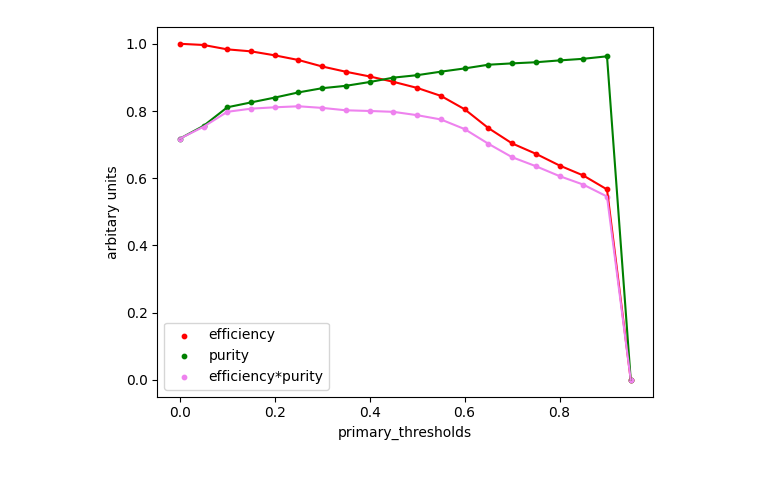
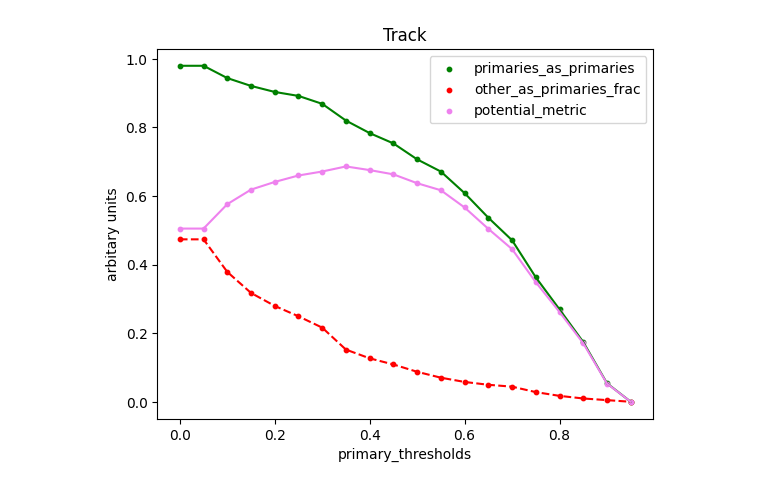
Before and after one commit to imawby/Hierarchy_GNN, a Jupyter notebook: TuneCut.ipynb, the cells around one changed output. Drawn from its saved outputs; the diff is of its cells as text; code cells hidden in the pictures.

```diff
--- a/TuneCut.ipynb
+++ b/TuneCut.ipynb
@@ -12,7 +15,7 @@ BOGUS_INT = -999
 # Define file
 #############################
 
-file = 'networkscores_0TEST'
+file = 'networkscores_0_oneModel_JAM'
 outputFile = '/Users/isobel/Desktop/DUNE/2024/Hierarchy/files/' + file + '.npz'
 # %%
 #############################
@@ -26,26 +29,38 @@ data = np.load(outputFile)
 run_in = data['run']
 subrun_in = data['subrun']
 event_in = data['event']
+isNC_in = data['isNC']
+nuPDG_in = data['nuPDG']
 particleMask_in = data['particleMask']
 pfpTruePDG_in = data['pfpTruePDG']
 trueTrackID_in = data['trueTrackID']
 trueVisibleGeneration_in = data['trueVisibleGeneration']
+trueVisibleParentPDG_in = data['trueVisibleParentPDG']
 trueVisibleParentPFPIndex_in = data['trueVisibleParentPFPIndex']
+trueGeneration_in = data['trueGeneration']
+trueParentTrackID_in = data['trueParentTrackID']
+trueParentPDG_in = data['trueParentPDG']
 nSpacepoints_in = data['nSpacepoints']
+trackShowerScore_in = data['trackShowerScore']
 primaryLinkMask_in = data['primaryLinkMask']
 primaryPFPIndex_in = data['primaryPFPIndex']
 isTruePrimaryLink_in = data['isTruePrimaryLink']
 primaryTotNetworkPred_in = data['primaryTotNetworkPred']
-primaryIsTrack_in = data['primaryIsTrack']
+trainingDCA_in = data['trainingDCA']
 higherLinkMask_in = data['higherLinkMask']
 parentPFPIndex_in = data['parentPFPIndex']
 childPFPIndex_in = data['childPFPIndex']
 isTrueParentChildLink_in = data['isTrueParentChildLink']
 higherTotNetworkPred_in = data['higherTotNetworkPred']
 higherIsTrack_in = data['higherIsTrack']
+trainingCutSep_in = data['trainingCutSep']
+trainingCutL_in = data['trainingCutL']
+trainingCutT_in = data['trainingCutT']
 
 # For pandora comparison
 pandoraParentSelf_in = data['pandoraParentSelf']
 pandoraGeneration_in = data['pandoraGeneration']
 trueVisibleParentSelf_in = data['trueVisibleParentSelf']
+
+nEntries = len(particleMask_in)
 # %% [output]
@@ -61,3 +68,5 @@ nEntries: 1000
+# %%
+JAM_THRESHOLD = 0.75
 # %%
 ############################
 # Tune primaries
@@ -195,45 +184,46 @@ n_other_as_nothing: 0
 # %%
-potential_metric = np.array(primaries_as_primaries_frac) * np.array(other_as_other_frac)
+############################
+# Draw primary plots!
+############################
+
+potential_metric = [np.array(primaries_as_primaries_frac[0]) * np.array(other_as_other_frac[0]), np.array(primaries_as_primaries_frac[1]) * np.array(other_as_other_frac[1])]
 
 
+for i in [0, 1] :
+#     plt.clf()
+#     plt.scatter(primary_thresholds, primary_efficiency[i], color='red', label='efficiency', s=10)
+#     plt.plot(primary_thresholds, primary_efficiency[i], color='red')
+#     plt.scatter(primary_thresholds, primary_purity[i], color='green', label='purity', s=10)
+#     plt.plot(primary_thresholds, primary_purity[i], color='green')
+#     plt.scatter(primary_thresholds, primary_metric[i], color='violet', label='efficiency*purity', s=10)
+#     plt.plot(primary_thresholds, primary_metric[i], color='violet')
 
-############################
-# Primary plot!
-############################
+#     plt.title('Track' if i == 0 else 'Shower')
+#     plt.xlabel('primary_thresholds')
+#     plt.ylabel('arbitary units')
+#     plt.legend()
+#     plt.show()
 
-plt.clf()
-plt.scatter(primary_thresholds, primary_efficiency, color='red', label='efficiency', s=10)
-plt.plot(primary_thresholds, primary_efficiency, color='red')
-plt.scatter(primary_thresholds, primary_purity, color='green', label='purity', s=10)
-plt.plot(primary_thresholds, primary_purity, color='green')
-plt.scatter(primary_thresholds, primary_metric, color='violet', label='efficiency*purity', s=10)
-plt.plot(primary_thresholds, primary_metric, color='violet')
+    ############################
 
-plt.xlabel('primary_thresholds')
-plt.ylabel('arbitary units')
-plt.legend()
-plt.show()
-
-############################
-
-plt.clf()
-plt.scatter(primary_thresholds, primaries_as_primaries_frac, color='green', label='primaries_as_primaries', s=10)
-plt.plot(primary_thresholds, primaries_as_primaries_frac, color='green')
-plt.scatter(primary_thresholds, primaries_as_other_frac, color='red', label='primaries_as_other_frac', s=10)
-plt.plot(primary_thresholds, primaries_as_other_frac, color='red')
-plt.scatter(primary_thresholds, other_as_other_frac, color='green', label='other_as_other_frac', s=10)
-plt.plot(primary_thresholds, other_as_other_frac, color='green', linestyle='dashed')
-plt.scatter(primary_thresholds, other_as_primaries_frac, color='red', label='other_as_primaries_frac', s=10)
-plt.plot(primary_thresholds, other_as_primaries_frac, color='red', linestyle='dashed')
+    plt.clf()
+    plt.scatter(primary_thresholds, primaries_as_primaries_frac[i], color='green', label='primaries_as_primaries', s=10)
+    plt.plot(primary_thresholds, primaries_as_primaries_frac[i], color='green')
+    #plt.scatter(primary_thresholds, primaries_as_other_frac[i], color='red', label='primaries_as_other_frac', s=10)
+    #plt.plot(primary_thresholds, primaries_as_other_frac[i], color='red')
+    #plt.scatter(primary_thresholds, other_as_other_frac[i], color='green', label='other_as_other_frac', s=10)
+    #plt.plot(primary_thresholds, other_as_other_frac[i], color='green', linestyle='dashed')
+    plt.scatter(primary_thresholds, other_as_primaries_frac[i], color='red', label='other_as_primaries_frac', s=10)
+    plt.plot(primary_thresholds, other_as_primaries_frac[i], color='red', linestyle='dashed')
 
 
-plt.scatter(primary_thresholds, potential_metric, color='violet', label='potential_metric', s=10)
-plt.plot(primary_thresholds, potential_metric, color='violet')
+    plt.scatter(primary_thresholds, potential_metric[i], color='violet', label='potential_metric', s=10)
+    plt.plot(primary_thresholds, potential_metric[i], color='violet')
 
-
-plt.xlabel('primary_thresholds')
-plt.ylabel('arbitary units')
-plt.legend()
-plt.show()
+    plt.title('Track' if i == 0 else 'Shower')
+    plt.xlabel('primary_thresholds')
+    plt.ylabel('arbitary units')
+    plt.legend()
+    plt.show()
 # %% [output]
-[figure, old version]
+[figure, new version]
```
Also changed, not shown: parts of 30 cells of this notebook, 20 other files.
